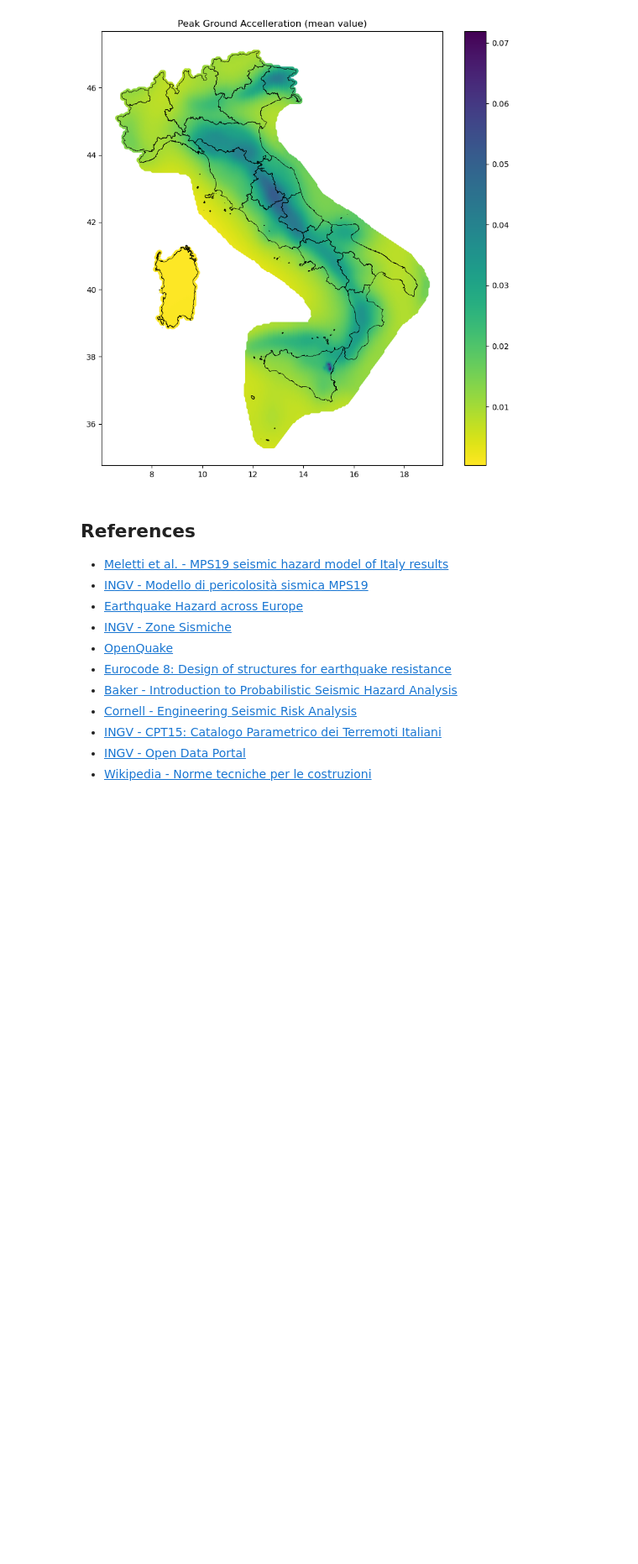
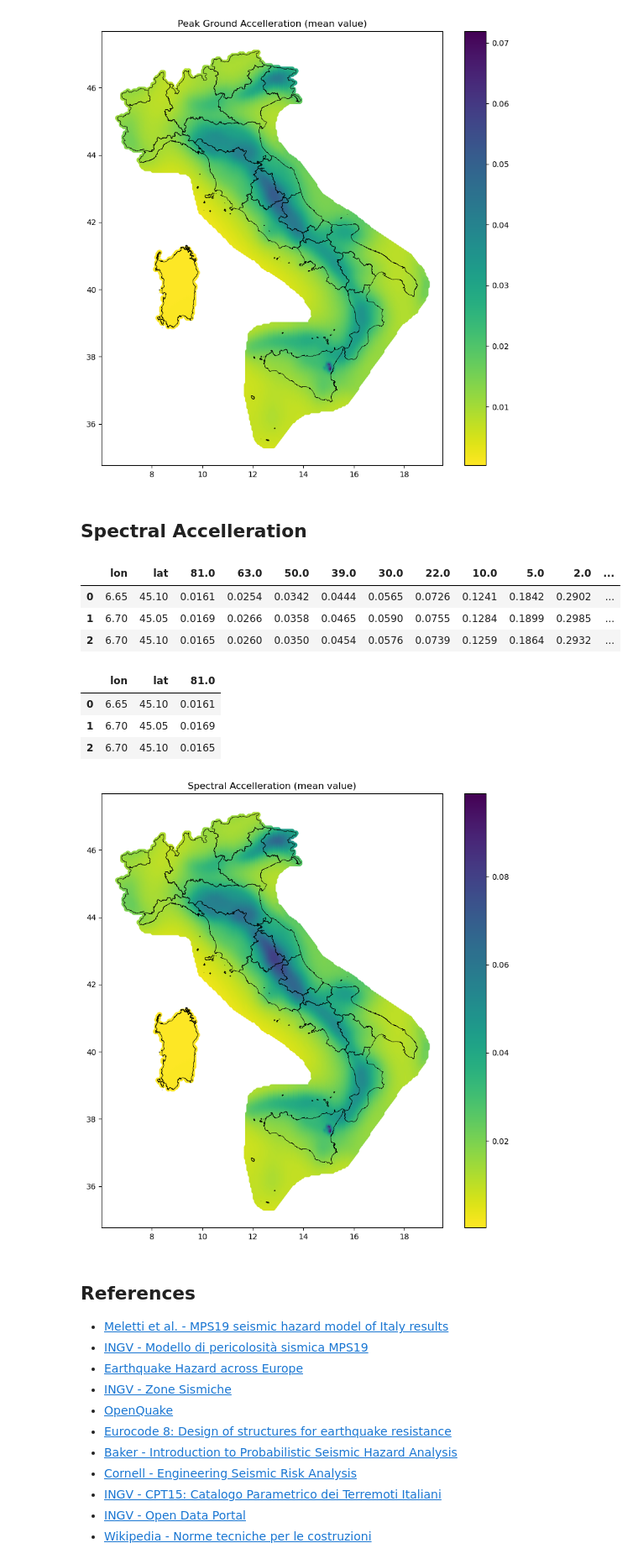
Before and after one commit to luigiselmi/cnr-imiot-dpc, a Jupyter notebook: notebooks/mps19_seismic_hazards_model/mps19_seismic_hazard_model.ipynb, the cells around one changed output. Shown at 84% size. Cells and saved outputs as stored; diff of their text form; code cells hidden in the pictures; blank space fills up the shorter version.

Commit message:
spectral accelleration

```diff
--- a/notebooks/mps19_seismic_hazards_model/mps19_seismic_hazard_model.ipynb
+++ b/notebooks/mps19_seismic_hazards_model/mps19_seismic_hazard_model.ipynb
@@ -58,6 +58,41 @@ ax.set_title('Peak Ground Accelleration (mean value)');
 #cx.add_basemap(ax, crs=pga_81_gdf.crs);
 # %% [output]
 [figure]
+# %% [markdown]
+## Spectral Accelleration
+# %%
+sa_file_path = 'data/map_SA_0.05.xlsx'
+# %%
+sa_df = pd.read_excel(sa_file_path, sheet_name='mean')
+sa_df.head(3)
+# %% [output]
+|  | lon | lat | 81.0 | 63.0 | 50.0 | 39.0 | 30.0 | 22.0 | 10.0 | 5.0 | 2.0 | ... |
+| 0 | 6.65 | 45.10 | 0.0161 | 0.0254 | 0.0342 | 0.0444 | 0.0565 | 0.0726 | 0.1241 | 0.1842 | 0.2902 | ... |
+| 1 | 6.70 | 45.05 | 0.0169 | 0.0266 | 0.0358 | 0.0465 | 0.0590 | 0.0755 | 0.1284 | 0.1899 | 0.2985 | ... |
+| 2 | 6.70 | 45.10 | 0.0165 | 0.0260 | 0.0350 | 0.0454 | 0.0576 | 0.0739 | 0.1259 | 0.1864 | 0.2932 | ... |
+# %%
+sa_81_df = sa_df[['lon', 'lat', '81.0']]
+sa_81_df.head(3)
+# %% [output]
+|  | lon | lat | 81.0 |
+| 0 | 6.65 | 45.10 | 0.0161 |
+| 1 | 6.70 | 45.05 | 0.0169 |
+| 2 | 6.70 | 45.10 | 0.0165 |
+# %%
+sa_81_gdf = gpd.GeoDataFrame(
+    sa_81_df, geometry=gpd.points_from_xy(sa_81_df.lon, sa_81_df.lat), crs="EPSG:4326"
+) #.to_crs(epsg=3857)
+# %%
+fig, ax = plt.subplots(figsize=(10,10))
+sa_81_plot = sa_81_gdf.plot(ax=ax,
+                column='81.0',  # Column containing numerical values
+                cmap='viridis_r',
+                legend=True);  # Continuous colormap
+confini_regioni_gdf.plot(ax=ax, color='None', linewidth=0.5, edgecolor='black');
+ax.set_title('Spectral Accelleration (mean value)');
+#cx.add_basemap(ax, crs=pga_81_gdf.crs);
+# %% [output]
+[figure, added]
 # %% [markdown]
 ## References
 * [Meletti et al. - MPS19 seismic hazard model of Italy results](https://zenodo.org/records/7032251)
```
Also changed, not shown: parts of 3 cells of this notebook.
